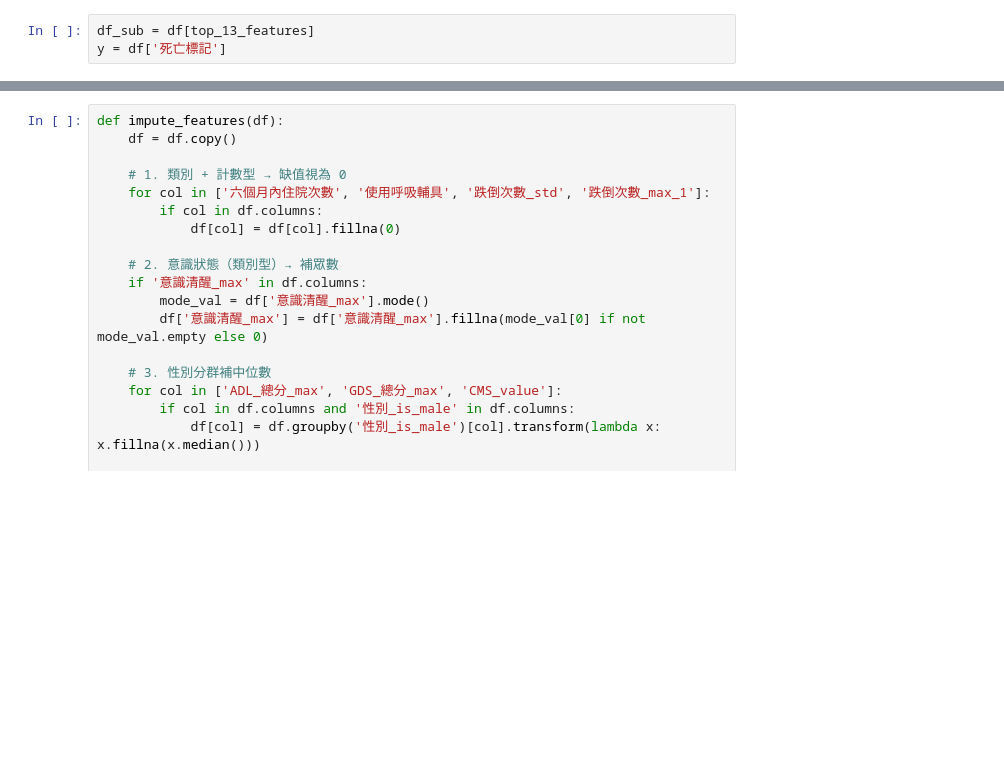
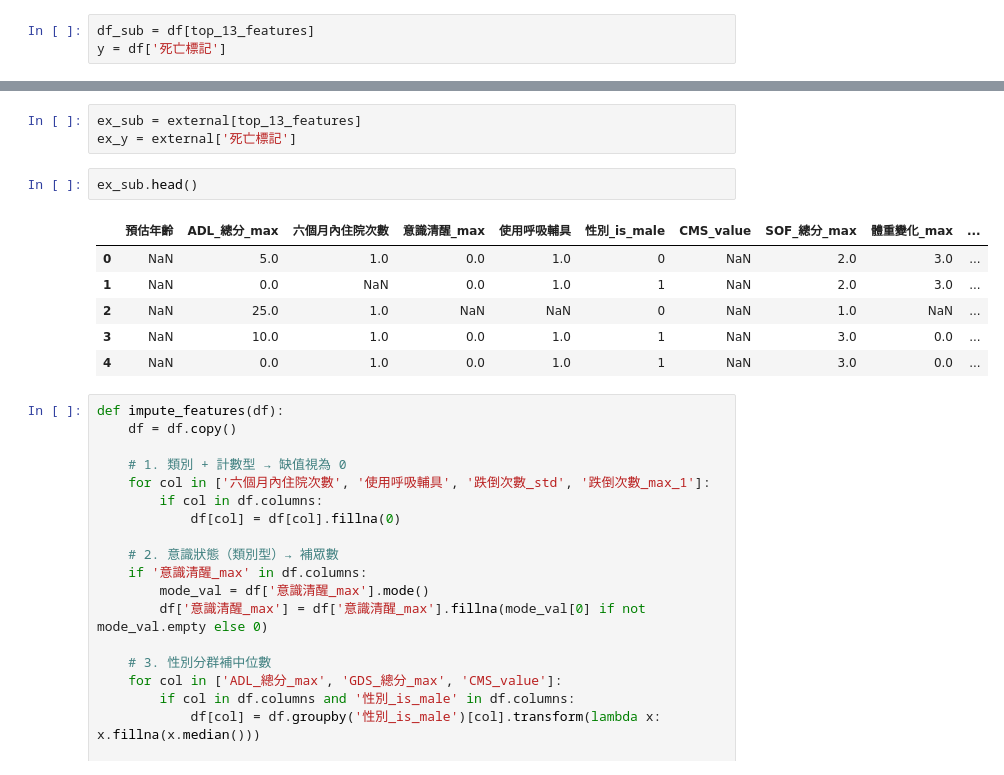
Before and after one commit to peculab/AI4JUBO, a Jupyter notebook: JuboDeath_V3.ipynb, the cells around one changed output, grey strips where cells are left out. Cells and saved outputs as stored; diff of their text form; blank space fills up the shorter version.

```diff
--- a/JuboDeath_V3.ipynb
+++ b/JuboDeath_V3.ipynb
@@ -41,3 +84,15 @@ y = df['死亡標記']
+# %%
+ex_sub = external[top_13_features]
+ex_y = external['死亡標記']
+# %%
+ex_sub.head()
+# %% [output]
+|  | 預估年齡 | ADL_總分_max | 六個月內住院次數 | 意識清醒_max | 使用呼吸輔具 | 性別_is_male | CMS_value | SOF_總分_max | 體重變化_max | ... |
+| 0 | NaN | 5.0 | 1.0 | 0.0 | 1.0 | 0 | NaN | 2.0 | 3.0 | ... |
+| 1 | NaN | 0.0 | NaN | 0.0 | 1.0 | 1 | NaN | 2.0 | 3.0 | ... |
+| 2 | NaN | 25.0 | 1.0 | NaN | NaN | 0 | NaN | 1.0 | NaN | ... |
+| 3 | NaN | 10.0 | 1.0 | 0.0 | 1.0 | 1 | NaN | 3.0 | 0.0 | ... |
+| 4 | NaN | 0.0 | 1.0 | 0.0 | 1.0 | 1 | NaN | 3.0 | 0.0 | ... |
 # %%
 def impute_features(df):
     df = df.copy()
```
Also changed, not shown: parts of 10 cells of this notebook.
